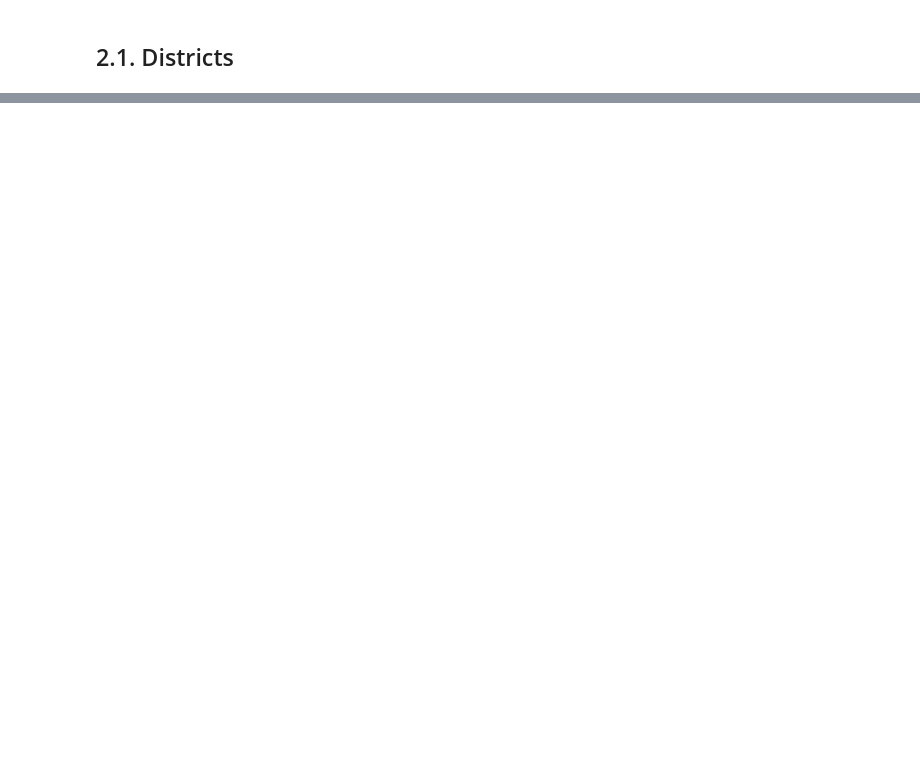
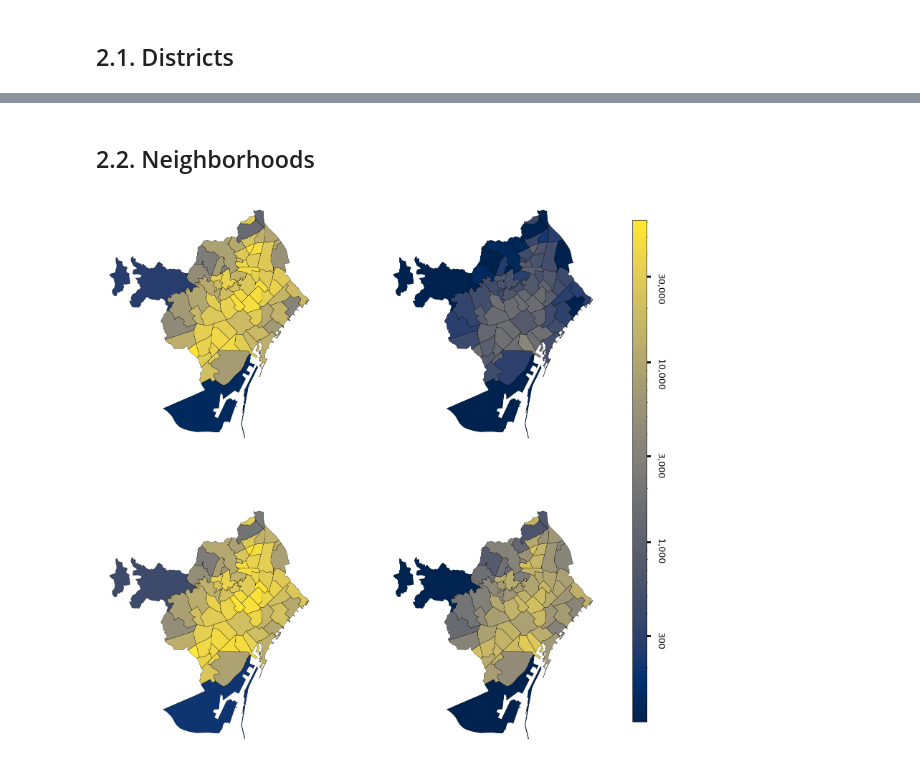
Before and after one commit to pablob2002/immigration-avdm, a Jupyter notebook: Ale/1_density.ipynb, the cells around one changed output, grey strips where cells are left out. Drawn from its saved outputs; the diff is of its cells as text; code cells hidden in the pictures; blank space fills up the shorter version.

```diff
--- a/Ale/1_density.ipynb
+++ b/Ale/1_density.ipynb
@@ -265,0 +264,17 @@ plt.show()
+# %% [markdown]
+## 2.2. Neighborhoods
+# %%
+level = 'Neighborhood'
+vmin, vmax = 100, 62000     # se ve bien, densidad total algo amarilla de más
+
+fig, axs = plt.subplots(2, 2, figsize=(20, 20))
+plot_density(1997, level, axs[0,0])
+plot_density(2025, level, axs[1,0])
+plot_immigrant_density(1997, level, axs[0,1])
+plot_immigrant_density(2025, level, axs[1,1])
+
+add_legend(fig, level)
+
+plt.show()
+# %% [output]
+[figure, added]
```
Also changed, not shown: parts of 7 cells of this notebook.
